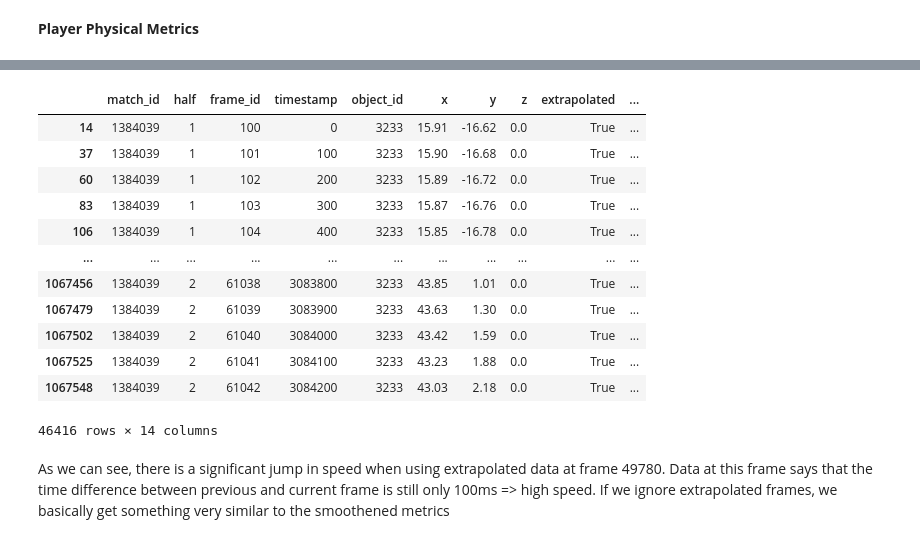
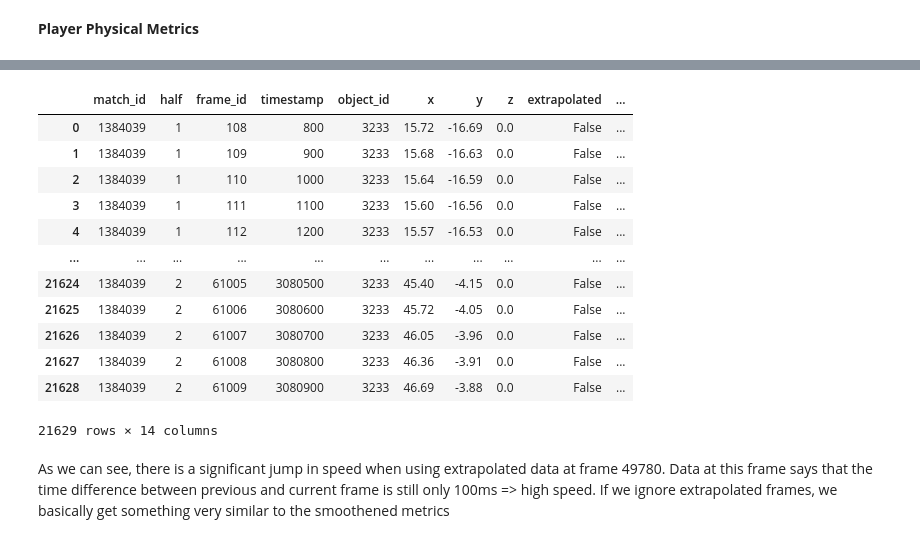
Before and after one commit to AdamSuma/TrackingDataSmoothing, a Jupyter notebook: src/skillcornerSmooth.ipynb, the cells around one changed output, grey strips where cells are left out. Drawn from its saved outputs; the diff is of its cells as text; code cells hidden in the pictures.

```diff
--- a/src/skillcornerSmooth.ipynb
+++ b/src/skillcornerSmooth.ipynb
@@ -204,18 +190,26 @@ targetedPlayerDF = pd.DataFrame(newDF[newDF['object_id'] == str(targetedPlayerID
 targetedPlayerDF['x'] = targetedPlayerDF['x'].astype(float)
 targetedPlayerDF['y'] = targetedPlayerDF['y'].astype(float)
 
-euclidean_distance1 = np.sqrt((targetedPlayerDF['x'] - targetedPlayerDF['x'].shift(1))**2 + (targetedPlayerDF['y'] - targetedPlayerDF['y'].shift(1))**2).fillna(0)
-euclidean_distance2 = np.sqrt((targetedPlayerDF['x'] - targetedPlayerDF['x'].shift(-1))**2 + (targetedPlayerDF['y'] - targetedPlayerDF['y'].shift(-1))**2).fillna(0)
+# ignore non smoothened segments
+# euclidean_distance1 = np.sqrt((targetedPlayerDF['x'] - targetedPlayerDF['x'].shift(1))**2 + (targetedPlayerDF['y'] - targetedPlayerDF['y'].shift(1))**2).fillna(0)
+# euclidean_distance2 = np.sqrt((targetedPlayerDF['x'] - targetedPlayerDF['x'].shift(-1))**2 + (targetedPlayerDF['y'] - targetedPlayerDF['y'].shift(-1))**2).fillna(0)
 
 # Use the Series to fill the NaNs
-targetedPlayerDF['arc_length'] = targetedPlayerDF['arc_length'].fillna((euclidean_distance1 + euclidean_distance2)/2)
+# ignore non smoothened segments
+# targetedPlayerDF['arc_length'] = targetedPlayerDF['arc_length'].fillna((euclidean_distance1 + euclidean_distance2)/2)
+targetedPlayerDF = targetedPlayerDF.dropna(subset=['arc_length'])
+frames = targetedPlayerDF['frame_id']
+targetedPlayerDF['arc_length'] = targetedPlayerDF['arc_length'].fillna(0)
 
 # targetedPlayerDF['timediff'] = (targetedPlayerDF['timestamp'] - targetedPlayerDF['timestamp'].shift(1))/2 + (targetedPlayerDF['timestamp'].shift(-1) - targetedPlayerDF['timestamp'])/2
 # targetedPlayerDF['speed'] = targetedPlayerDF['arc_length']/targetedPlayerDF['timediff']*1000
 
-targetedPlayerDF['distance_covered'] = targetedPlayerDF['arc_length'].cumsum() - euclidean_distance2/2
+# ignore non smoothened segments
+# targetedPlayerDF['distance_covered'] = targetedPlayerDF['arc_length'].cumsum() - euclidean_distance2/2
+targetedPlayerDF['distance_covered'] = targetedPlayerDF['arc_length'].cumsum()
+
 targetedPlayerDF['max_speed'] = targetedPlayerDF['speed'].ffill().cummax()
 
-# targetedPlayerDF
+targetedPlayerDF
 # %% [output]
 |  | match_id | half | frame_id | timestamp | object_id | x | y | z | extrapolated | ... |
@@ -234,40 +228,43 @@ targetedPlayerDF['max_speed'] = targetedPlayerDF['speed'].ffill().cummax()
 # %%
 targetedPlayerID = 3233 # ID of the player that we're getting the metrics from
 
 originaltargetedPlayerDF = pd.DataFrame(originalDF[originalDF['object_id'] == str(targetedPlayerID)])
+originaltargetedPlayerDF = pd.merge(originaltargetedPlayerDF, frames, how='right', on=['frame_id'])
 
 originaltargetedPlayerDF['arc_length'] = np.nan
 originaltargetedPlayerDF['x'] = originaltargetedPlayerDF['x'].astype(float)
 originaltargetedPlayerDF['y'] = originaltargetedPlayerDF['y'].astype(float)
 originaltargetedPlayerDF['timestamp'] = originaltargetedPlayerDF['timestamp'].astype(int)
 
 euclidean_distance1 = np.sqrt((originaltargetedPlayerDF['x'] - originaltargetedPlayerDF['x'].shift(1))**2 + (originaltargetedPlayerDF['y'] - originaltargetedPlayerDF['y'].shift(1))**2).fillna(0)
 euclidean_distance2 = np.sqrt((originaltargetedPlayerDF['x'] - originaltargetedPlayerDF['x'].shift(-1))**2 + (originaltargetedPlayerDF['y'] - originaltargetedPlayerDF['y'].shift(-1))**2).fillna(0)
 
 # Use the Series to fill the NaNs
 originaltargetedPlayerDF['arc_length'] = originaltargetedPlayerDF['arc_length'].fillna((euclidean_distance1 + euclidean_distance2)/2)
 
 originaltargetedPlayerDF['distance_covered'] = originaltargetedPlayerDF['arc_length'].cumsum() - euclidean_distance2/2
+# originaltargetedPlayerDF['distance_covered'] = originaltargetedPlayerDF['arc_length'].cumsum()
+
 originaltargetedPlayerDF['timediff'] = (originaltargetedPlayerDF['timestamp'] - originaltargetedPlayerDF['timestamp'].shift(1))/2 + (originaltargetedPlayerDF['timestamp'].shift(-1) - originaltargetedPlayerDF['timestamp'])/2
 
 originaltargetedPlayerDF['speed'] = originaltargetedPlayerDF['arc_length']/originaltargetedPlayerDF['timediff']*1000
 originaltargetedPlayerDF['max_speed'] = originaltargetedPlayerDF['speed'].ffill().cummax()
 
-# originaltargetedPlayerDF
+originaltargetedPlayerDF
 # %% [output]
 |  | match_id | half | frame_id | timestamp | object_id | x | y | z | extrapolated | ... |
-| 14 | 1384039 | 1 | 100 | 0 | 3233 | 15.91 | -16.62 | 0.0 | True | ... |
-| 37 | 1384039 | 1 | 101 | 100 | 3233 | 15.90 | -16.68 | 0.0 | True | ... |
-| 60 | 1384039 | 1 | 102 | 200 | 3233 | 15.89 | -16.72 | 0.0 | True | ... |
-| 83 | 1384039 | 1 | 103 | 300 | 3233 | 15.87 | -16.76 | 0.0 | True | ... |
-| 106 | 1384039 | 1 | 104 | 400 | 3233 | 15.85 | -16.78 | 0.0 | True | ... |
+| 0 | 1384039 | 1 | 108 | 800 | 3233 | 15.72 | -16.69 | 0.0 | False | ... |
+| 1 | 1384039 | 1 | 109 | 900 | 3233 | 15.68 | -16.63 | 0.0 | False | ... |
+| 2 | 1384039 | 1 | 110 | 1000 | 3233 | 15.64 | -16.59 | 0.0 | False | ... |
+| 3 | 1384039 | 1 | 111 | 1100 | 3233 | 15.60 | -16.56 | 0.0 | False | ... |
+| 4 | 1384039 | 1 | 112 | 1200 | 3233 | 15.57 | -16.53 | 0.0 | False | ... |
 | ... | ... | ... | ... | ... | ... | ... | ... | ... | ... | ... |
-| 1067456 | 1384039 | 2 | 61038 | 3083800 | 3233 | 43.85 | 1.01 | 0.0 | True | ... |
-| 1067479 | 1384039 | 2 | 61039 | 3083900 | 3233 | 43.63 | 1.30 | 0.0 | True | ... |
-| 1067502 | 1384039 | 2 | 61040 | 3084000 | 3233 | 43.42 | 1.59 | 0.0 | True | ... |
-| 1067525 | 1384039 | 2 | 61041 | 3084100 | 3233 | 43.23 | 1.88 | 0.0 | True | ... |
-| 1067548 | 1384039 | 2 | 61042 | 3084200 | 3233 | 43.03 | 2.18 | 0.0 | True | ... |
+| 21624 | 1384039 | 2 | 61005 | 3080500 | 3233 | 45.40 | -4.15 | 0.0 | False | ... |
+| 21625 | 1384039 | 2 | 61006 | 3080600 | 3233 | 45.72 | -4.05 | 0.0 | False | ... |
+| 21626 | 1384039 | 2 | 61007 | 3080700 | 3233 | 46.05 | -3.96 | 0.0 | False | ... |
+| 21627 | 1384039 | 2 | 61008 | 3080800 | 3233 | 46.36 | -3.91 | 0.0 | False | ... |
+| 21628 | 1384039 | 2 | 61009 | 3080900 | 3233 | 46.69 | -3.88 | 0.0 | False | ... |
-46416 rows × 14 columns
+21629 rows × 14 columns
 # %% [markdown]
 As we can see, there is a significant jump in speed when using extrapolated data at frame 49780. Data at this frame says that the time difference between previous and current frame is still only 100ms => high speed. If we ignore extrapolated frames, we basically get something very similar to the smoothened metrics
 # %%
```
Also changed, not shown: parts of 6 cells of this notebook, 3 other files.
